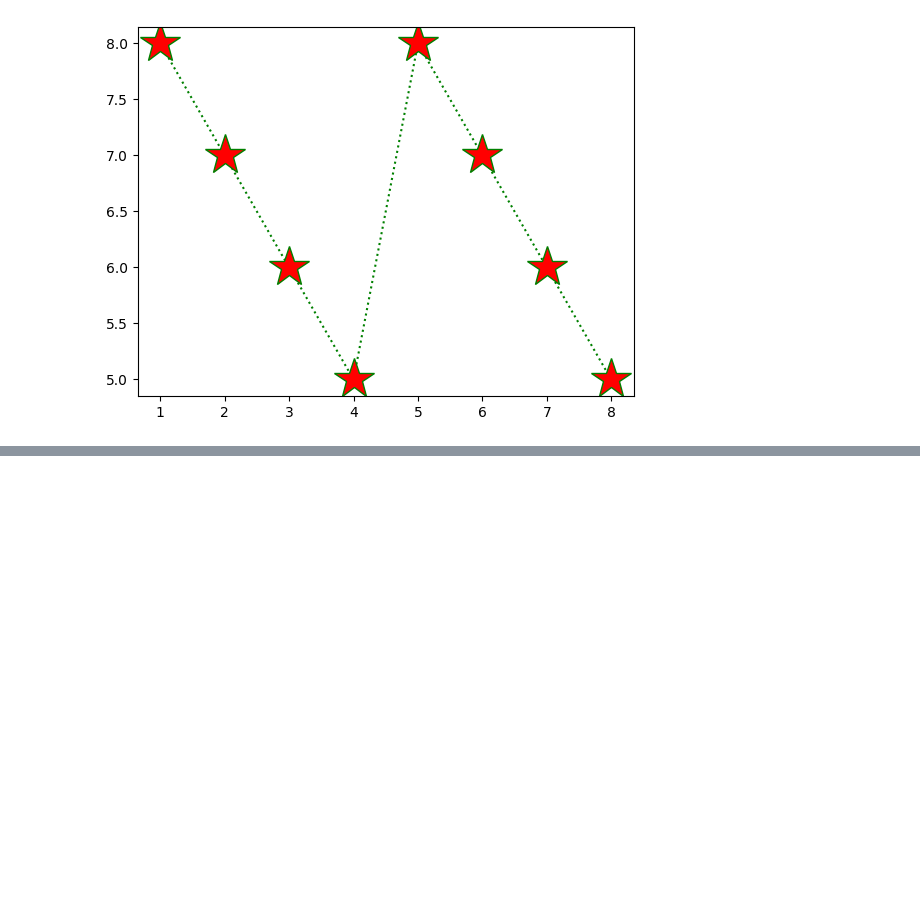
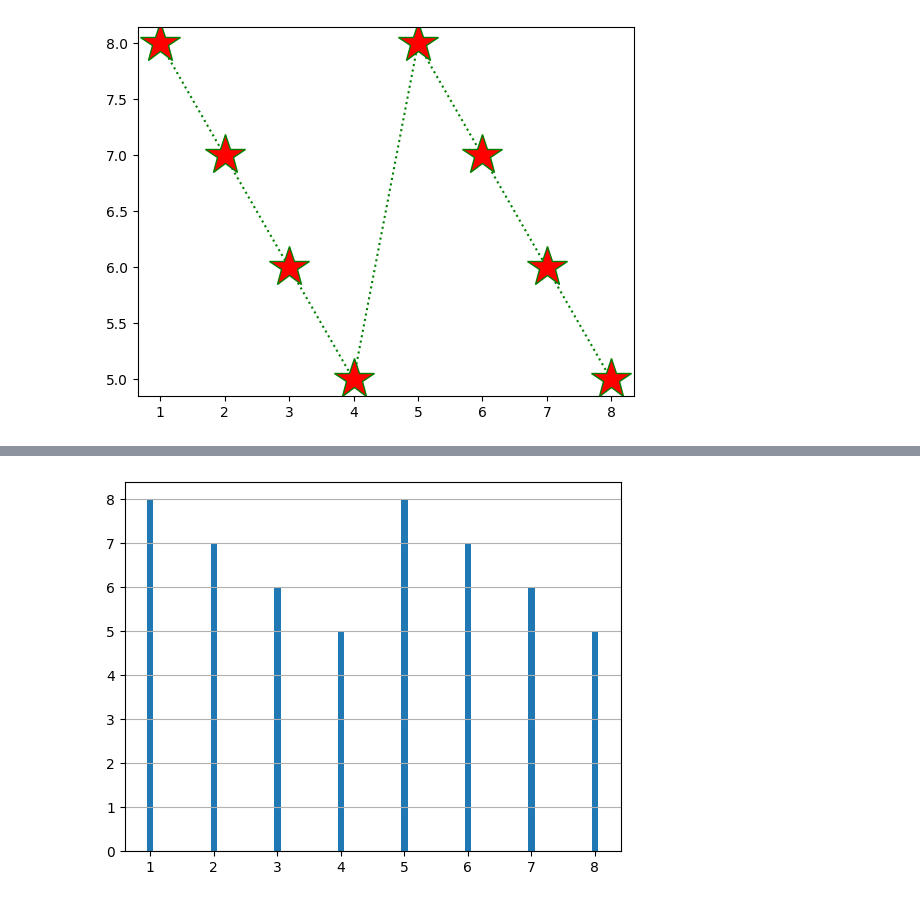
Before and after one commit to sachin09999/data-science, a Jupyter notebook: matplotlib/matplot.ipynb, the cells around one changed output, grey strips where cells are left out. Cells and saved outputs as stored; diff of their text form; code cells hidden in the pictures; blank space fills up the shorter version.

```diff
--- a/matplotlib/matplot.ipynb
+++ b/matplotlib/matplot.ipynb
@@ -54,0 +56,6 @@ Text(0, 0.5, 'y axis')
+# %%
+plt.bar(a,b,width=0.1)
+plt.grid()
+plt.grid(axis='x')
+# %% [output]
+[figure, added]
```
Also changed, not shown: parts of 24 cells of this notebook, 6 other files.
